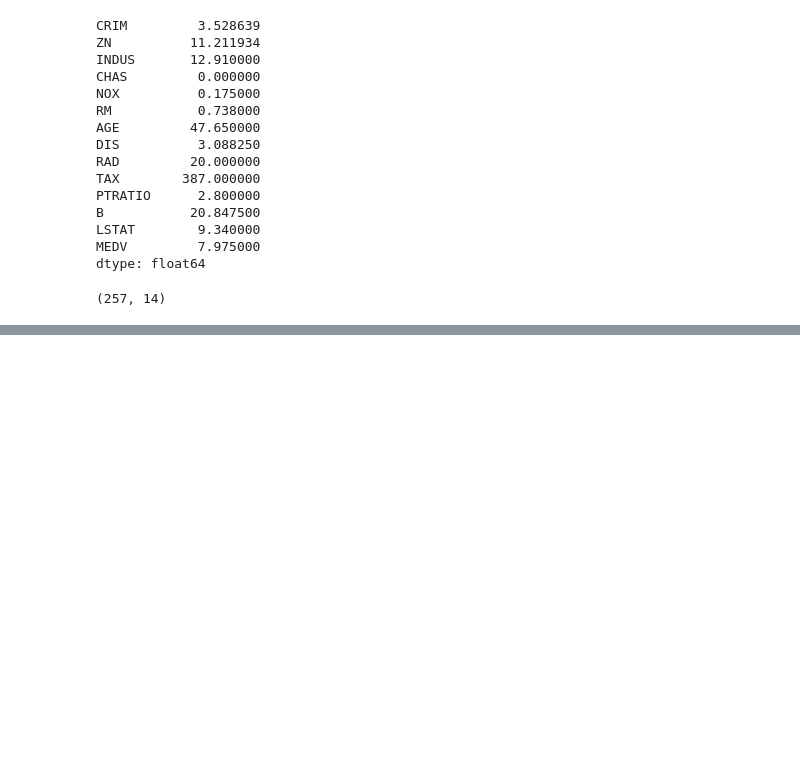
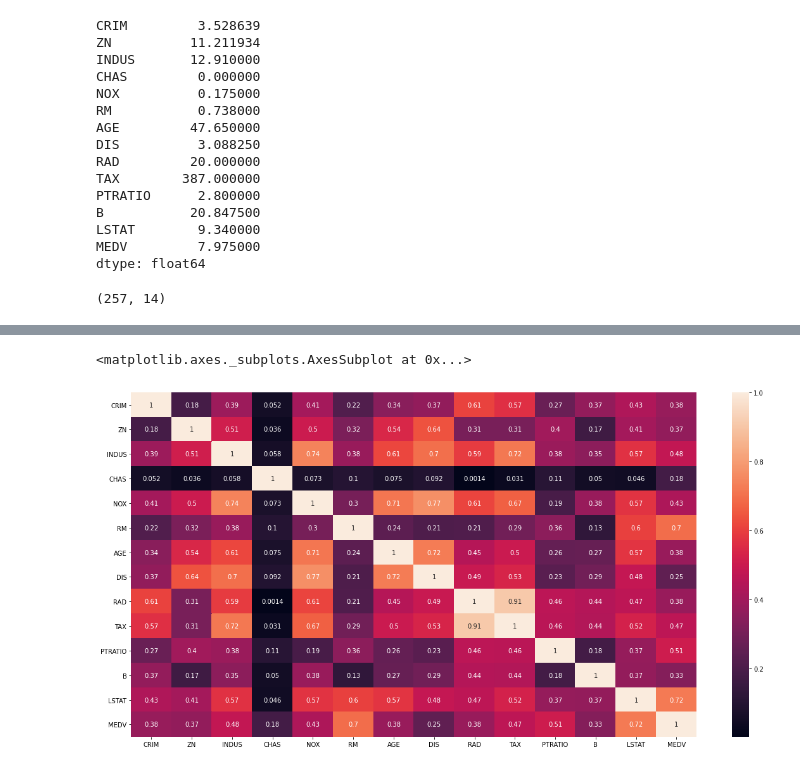
Before and after one commit to Nehaasati/DSA_1, a Jupyter notebook: Lannet_Technologies.ipynb, the cells around one changed output, grey strips where cells are left out. Cells and saved outputs as stored; diff of their text form; code cells hidden in the pictures; blank space fills up the shorter version.

```diff
--- a/Lannet_Technologies.ipynb
+++ b/Lannet_Technologies.ipynb
@@ -203,0 +290,3 @@ boston_df_out.shape
+# %%
+df = pd.read_csv("/content/drive/My Drive/datasets_3537_5680_HousingData.csv")
+df
@@ -203,0 +307,6 @@ boston_df_out.shape
+# %%
+plt.figure(figsize=(20, 10))
+sns.heatmap(df.corr().abs(),  annot=True)
+# %% [output]
+<matplotlib.axes._subplots.AxesSubplot at 0x...>
+[figure, added]
```
Also changed, not shown: parts of 13 cells of this notebook.
